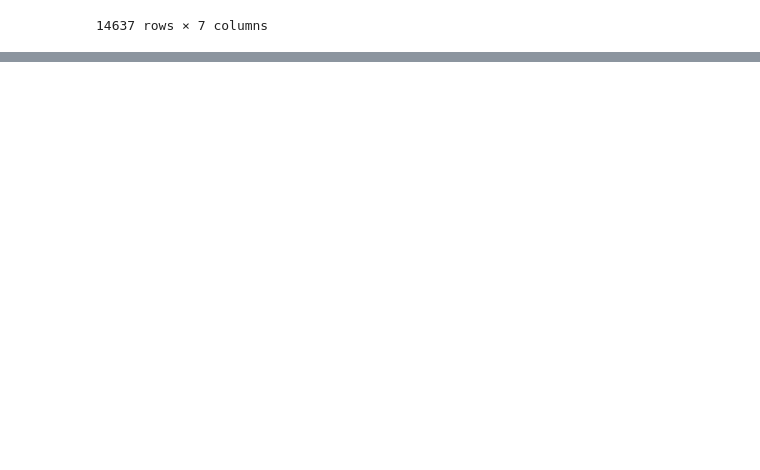
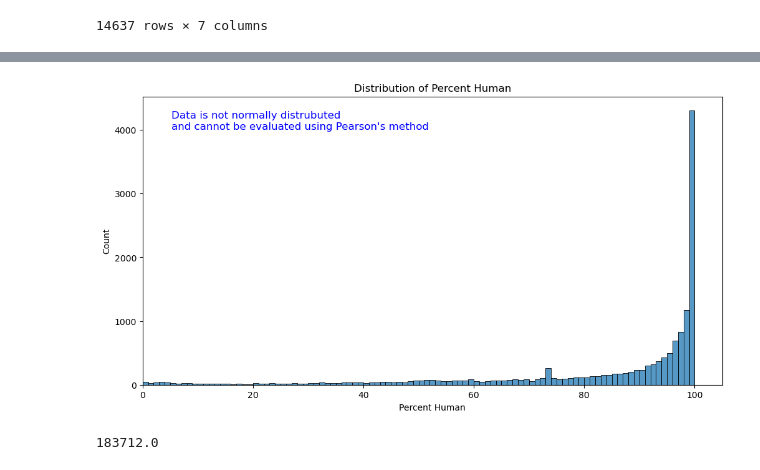
Before and after one commit to Magmafish/SerpGS, a Jupyter notebook: interpretation.ipynb, the cells around one changed output, grey strips where cells are left out. Drawn from its saved outputs; the diff is of its cells as text; code cells hidden in the pictures; blank space fills up the shorter version.

Commit message:
Graphing

```diff
--- a/interpretation.ipynb
+++ b/interpretation.ipynb
@@ -21,0 +83,12 @@ df
+# %%
+fig, ax = plt.subplots(figsize=(12, 6))
+ax = sns.histplot(df['percent_human'], kde=False, binwidth=1)
+ax.set(title='Distribution of Percent Human', xlabel='Percent Human', ylabel='Count', xlim=(0, None), ylim=(0, None))
+ax.text(0.05, 0.95, 'Data is not normally distrubuted\nand cannot be evaluated using Pearson\'s method', transform=ax.transAxes, fontsize=12, verticalalignment='top', color='blue')
+plt.show()
+# %% [output]
+[figure, added]
+# %%
+df['word_count'].max()
+# %% [output]
+183712.0
```
Also changed, not shown: parts of 45 cells of this notebook.
